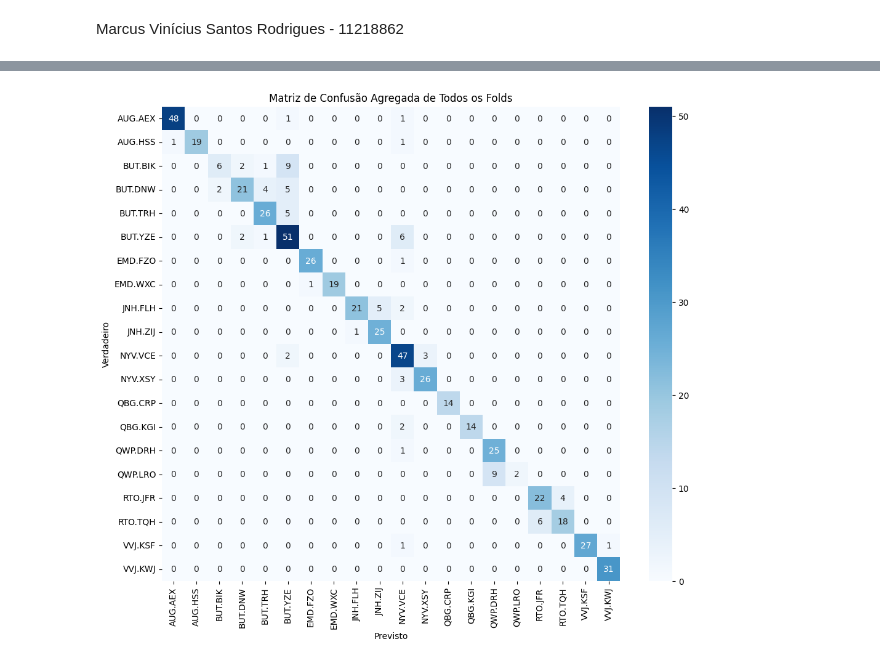
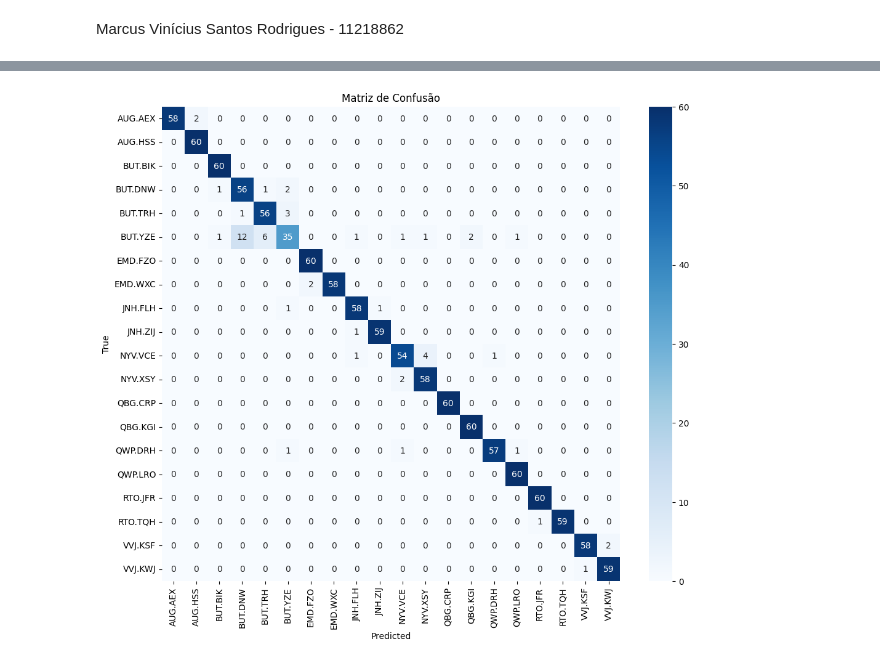
Before and after one commit to marcus-v-rodrigues/ml-project, a Jupyter notebook: Trabalho_Prático_1_–_Tarefas_Preditivas.ipynb, the cells around one changed output, grey strips where cells are left out. Saved outputs shown, nothing was run; the diff lists cells and outputs as text; code cells hidden in the pictures.

Commit message:
Implementado PCA e Random

```diff
--- a/Trabalho_Prático_1_–_Tarefas_Preditivas.ipynb
+++ b/Trabalho_Prático_1_–_Tarefas_Preditivas.ipynb
@@ -28,0 +29,4 @@ y = data['Species']  # O alvo é a coluna 'Species'
+# %%
+# Aplicar PCA para reduzir a dimensionalidade
+pca = PCA(n_components=0.95)  # Manter 95% da variância
+X = pca.fit_transform(X)
@@ -50,3 +75,6 @@ pipeline = Pipeline([
+# %%
+# Normalização dos dados para melhoria do desempenho do modelo
+pipeline = make_pipeline(StandardScaler(), RandomForestClassifier(random_state=42))
 # %%
 # Definição de cross-validation
 cv = StratifiedKFold(n_splits=10)
@@ -57,19 +80,0 @@ conf_matrices = []
-# %%
-# Cross-validation manual
-for train_index, test_index in cv.split(X, y):
-    X_train, X_test = X.iloc[train_index], X.iloc[test_index]
-    y_train, y_test = y.iloc[train_index], y.iloc[test_index]
-
-    # Treinando o pipeline
-    pipeline.fit(X_train, y_train)
-
-    # Predições no conjunto de teste
-    y_pred = pipeline.predict(X_test)
-
-    # Gerando relatório de classificação
-    report = classification_report(y_test, y_pred, output_dict=True, zero_division=0)
-    classification_reports.append(report)
-
-    # Gerando matriz de confusão para o fold atual
-    cm = confusion_matrix(y_test, y_pred)
-    conf_matrices.append(cm)
@@ -117,0 +89,5 @@ Precision: 0.85  Recall: 0.85  F1-score: 0.83
+# %%
+# Configuração detalhada do modelo final e geração do relatório de classificação
+predicted = cross_val_predict(pipeline, X, y, cv=cv)
+report = classification_report(y, predicted)
+print("Relatório de classificação:\n", report)
@@ -118,13 +112,11 @@ Precision: 0.85  Recall: 0.85  F1-score: 0.83
 # %%
-# Calculando a matriz de confusão agregada
-summed_matrix = np.sum(conf_matrices, axis=0)
-
-# Plotando a matriz de confusão agregada
+# Matriz de confusão
+cm = confusion_matrix(y, predicted)
 plt.figure(figsize=(12, 10))
-sns.heatmap(summed_matrix, annot=True, fmt="d", cmap='Blues', xticklabels=np.unique(y), yticklabels=np.unique(y))
-plt.title('Matriz de Confusão Agregada de Todos os Folds')
-plt.xlabel('Previsto')
-plt.ylabel('Verdadeiro')
+sns.heatmap(cm, annot=True, fmt="d", cmap='Blues', xticklabels=np.unique(y), yticklabels=np.unique(y))
+plt.title('Matriz de Confusão')
+plt.xlabel('Predicted')
+plt.ylabel('True')
 plt.show()
 # %% [output]
-[figure, old version]
+[figure, new version]
```
Also changed, not shown: parts of 16 cells of this notebook.
